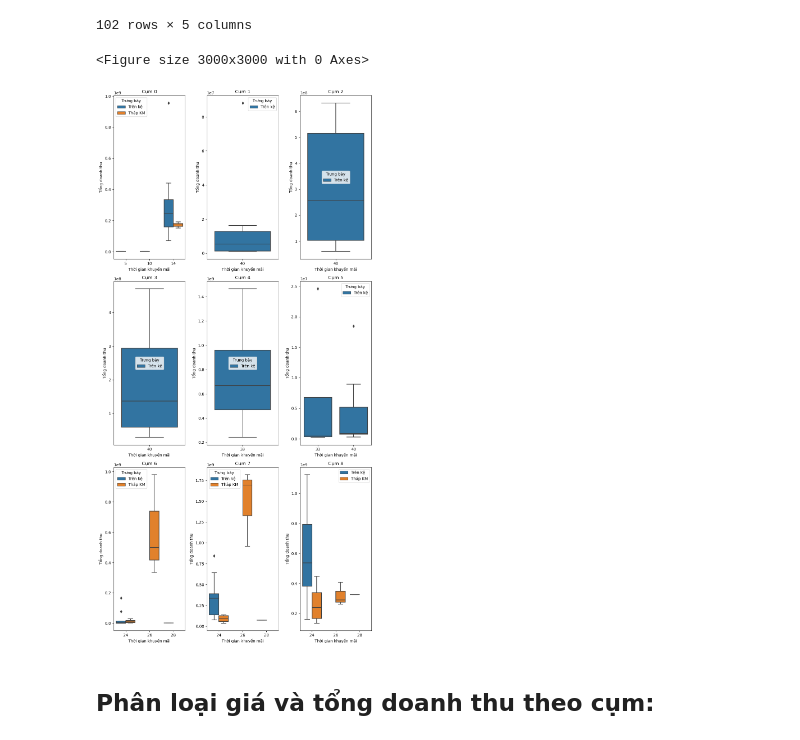
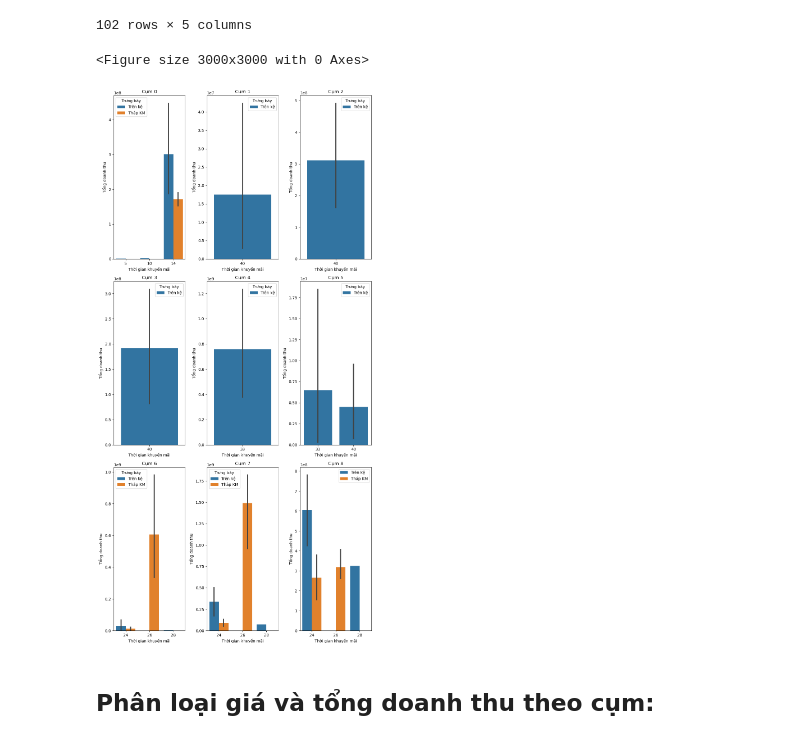
Before and after one commit to tuancaokaizen/dataproject, a Jupyter notebook: taskkdr.ipynb, the cells around one changed output. Drawn from its saved outputs; the diff is of its cells as text; code cells hidden in the pictures.

```diff
--- a/taskkdr.ipynb
+++ b/taskkdr.ipynb
@@ -434,18 +436,18 @@ df_tuongquankm_clust
 # %%
 plt.figure(figsize=(30, 30))
 fig, axs = plt.subplots(nrows=3, ncols=3, figsize=(10, 20))
 
 for i, ax in enumerate(axs.flatten()):
     df_cum_nho = df_tuongquankm_clust[df_tuongquankm_clust['Cụm nhỏ'] == f'Cụm {i}']
-    sns.boxplot(data = df_cum_nho, x = df_cum_nho['Thời gian khuyến mãi'], y = df_cum_nho['Tổng doanh thu'], hue = df_cum_nho['Trưng bày'], ax = ax)
+    sns.barplot(data = df_cum_nho, x = df_cum_nho['Thời gian khuyến mãi'], y = df_cum_nho['Tổng doanh thu'], hue = df_cum_nho['Trưng bày'], ax = ax)
     ax.set_title(f'Cụm {i}')
 
 plt.tight_layout()
 plt.legend()
 plt.show();
 # %% [output]
 <Figure size 3000x3000 with 0 Axes>
-[figure, old version]
+[figure, new version]
 # %% [markdown]
 ## Phân loại giá và tổng doanh thu theo cụm:
 # %%
```
Also changed, not shown: parts of 10 cells of this notebook.
